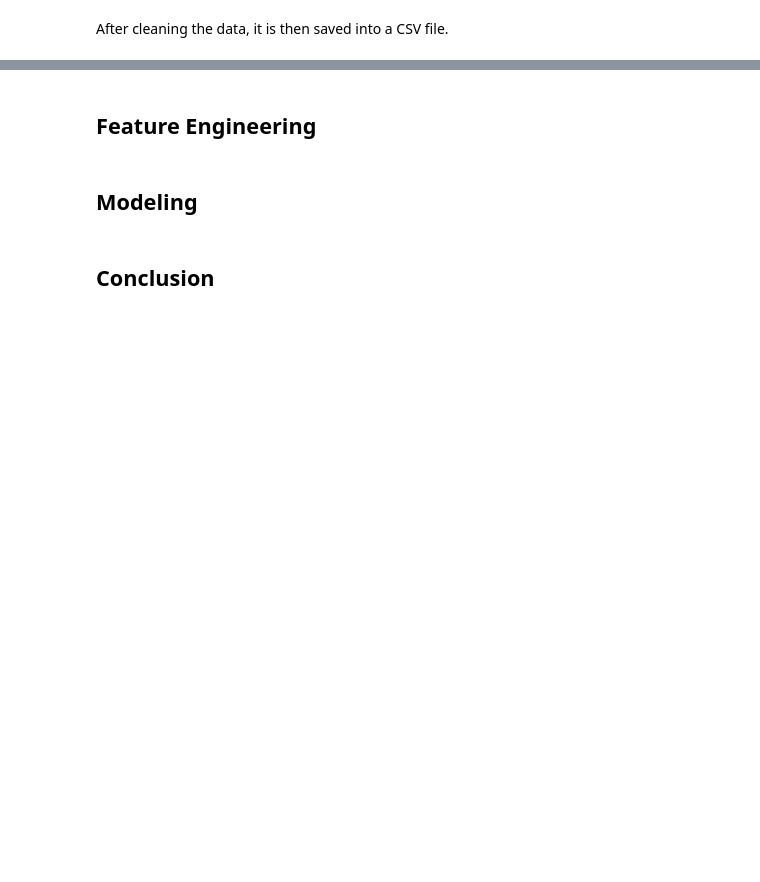
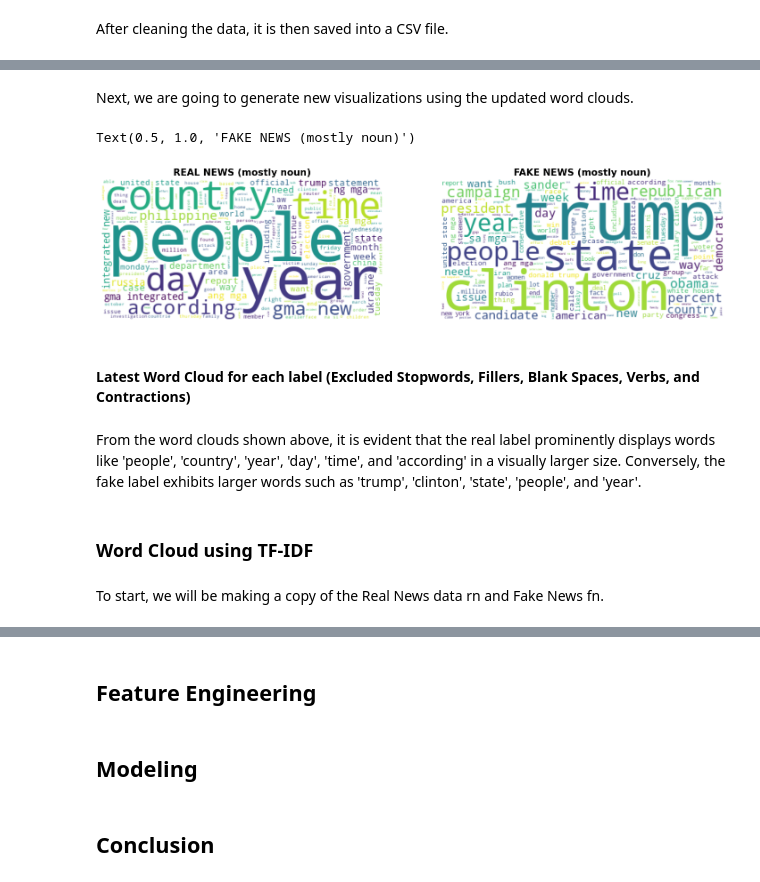
Before and after one commit to francheska-vicente/data102-fake-news, a Jupyter notebook: main.ipynb, the cells around one changed output, grey strips where cells are left out. Cells and saved outputs as stored; diff of their text form; code cells hidden in the pictures; blank space fills up the shorter version.

```diff
--- a/main.ipynb
+++ b/main.ipynb
@@ -314,0 +790,36 @@ plt.show()
+# %%
+all_stopwords = sp.Defaults.stop_words
+new_stopwords_nv=["filler", " ", "S", "t", "s", "u", " ", "added", "believe", "use", "saying", "said", "tell", "help", "run", "work", "says", "come", "told", "like", "know", "asked", "vote", "going", "make", "support", "debate" "sabi", "help", "think", "provide", "▯"]
+comb_stopwords=list(new_stopwords_nv)+list(all_stopwords)
+
+# Generating the word clouds
+wordcloud_rn_nv = WordCloud(stopwords=comb_stopwords, background_color="white").generate(text_rn)
+wordcloud_fn_nv = WordCloud(stopwords=comb_stopwords, background_color="white").generate(text_fn)
+# %% [markdown]
+Next, we are going to generate new visualizations using the updated word clouds.
+# %%
+fig = plt.figure(figsize=(18, 13))
+
+rows = 1
+columns = 2
+
+fig.add_subplot(rows, columns, 1)
+plt.imshow(wordcloud_rn_nv, interpolation='bilinear')
+plt.axis('off')
+plt.title("REAL NEWS (mostly noun)", fontsize=15, weight='bold')
+
+fig.add_subplot(rows, columns, 2)
+plt.imshow(wordcloud_fn_nv, interpolation='bilinear')
+plt.axis('off')
+plt.title("FAKE NEWS (mostly noun)", fontsize=15, weight='bold')
+# %% [output]
+Text(0.5, 1.0, 'FAKE NEWS (mostly noun)')
+[figure, added]
+# %% [markdown]
+#### Latest Word Cloud for each label (Excluded Stopwords, Fillers, Blank Spaces, Verbs, and Contractions)
+# %% [markdown]
+From the word clouds shown above, it is evident that the real label prominently displays words like 'people', 'country', 'year', 'day', 'time', and 'according' in a visually larger size. Conversely, the fake label exhibits larger words such as 'trump', 'clinton', 'state', 'people', and 'year'.
+# %% [markdown]
+### Word Cloud using TF-IDF
+# %% [markdown]
+To start, we will be making a copy of the Real News data rn and Fake News fn.
```
Also changed, not shown: parts of 201 cells of this notebook.
